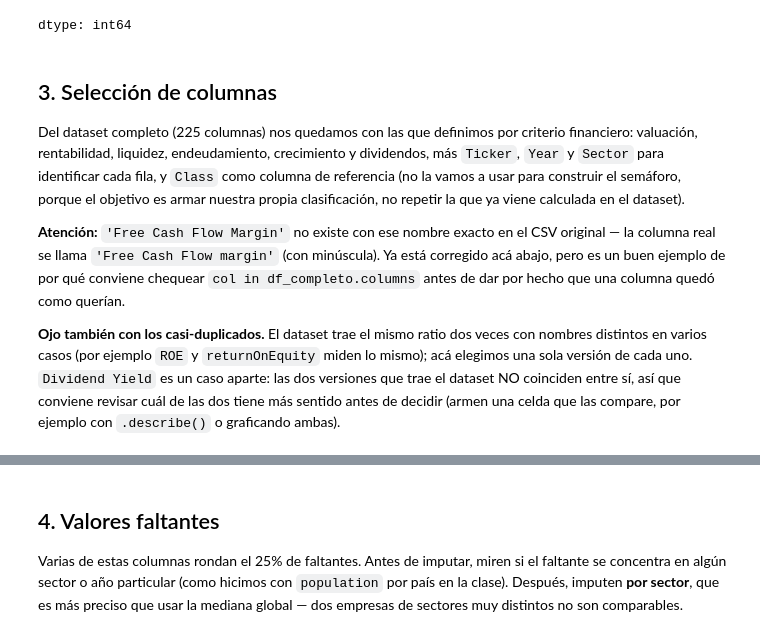
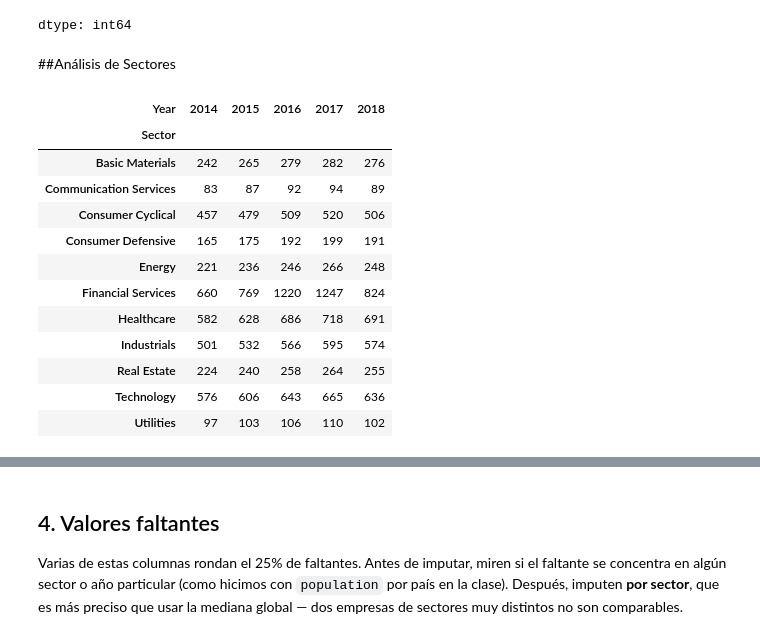
Before and after one commit to EmanuelMatiasCinel/Proyecto-Final-Data-Science, a Jupyter notebook: Grupo_16_Proyecto_Data_Science_estructura_(3).ipynb, the cells around one changed output, grey strips where cells are left out. Drawn from its saved outputs; the diff is of its cells as text; code cells hidden in the pictures.

```diff
--- a/Grupo_16_Proyecto_Data_Science_estructura_(3).ipynb
+++ b/Grupo_16_Proyecto_Data_Science_estructura_(3).ipynb
@@ -140,11 +230,23 @@ Sectores: 11
 | Utilities | 518 |
 | Communication Services | 445 |
 dtype: int64
-# %% [markdown]
-## 3. Selección de columnas
-
-Del dataset completo (225 columnas) nos quedamos con las que definimos por criterio financiero: valuación, rentabilidad, liquidez, endeudamiento, crecimiento y dividendos, más `Ticker`, `Year` y `Sector` para identificar cada fila, y `Class` como columna de referencia (no la vamos a usar para construir el semáforo, porque el objetivo es armar nuestra propia clasificación, no repetir la que ya viene calculada en el dataset).
-
-**Atención:** `'Free Cash Flow Margin'` no existe con ese nombre exacto en el CSV original — la columna real se llama `'Free Cash Flow margin'` (con minúscula). Ya está corregido acá abajo, pero es un buen ejemplo de por qué conviene chequear `col in df_completo.columns` antes de dar por hecho que una columna quedó como querían.
-
-**Ojo también con los casi-duplicados.** El dataset trae el mismo ratio dos veces con nombres distintos en varios casos (por ejemplo `ROE` y `returnOnEquity` miden lo mismo); acá elegimos una sola versión de cada uno. `Dividend Yield` es un caso aparte: las dos versiones que trae el dataset NO coinciden entre sí, así que conviene revisar cuál de las dos tiene más sentido antes de decidir (armen una celda que las compare, por ejemplo con `.describe()` o graficando ambas).
+# %% [markdown]
+##Análisis de Sectores
+# %%
+#Contamos la cantidad de empresas por sector y año
+tabla = df_completo.groupby(['Sector', 'Year']).size().unstack(fill_value=0)
+display(tabla)
+# %% [output]
+| Year | 2014 | 2015 | 2016 | 2017 | 2018 |
+| Sector |  |  |  |  |  |
+| Basic Materials | 242 | 265 | 279 | 282 | 276 |
+| Communication Services | 83 | 87 | 92 | 94 | 89 |
+| Consumer Cyclical | 457 | 479 | 509 | 520 | 506 |
+| Consumer Defensive | 165 | 175 | 192 | 199 | 191 |
+| Energy | 221 | 236 | 246 | 266 | 248 |
+| Financial Services | 660 | 769 | 1220 | 1247 | 824 |
+| Healthcare | 582 | 628 | 686 | 718 | 691 |
+| Industrials | 501 | 532 | 566 | 595 | 574 |
+| Real Estate | 224 | 240 | 258 | 264 | 255 |
+| Technology | 576 | 606 | 643 | 665 | 636 |
+| Utilities | 97 | 103 | 106 | 110 | 102 |
```
Also changed, not shown: parts of 19 cells of this notebook.
